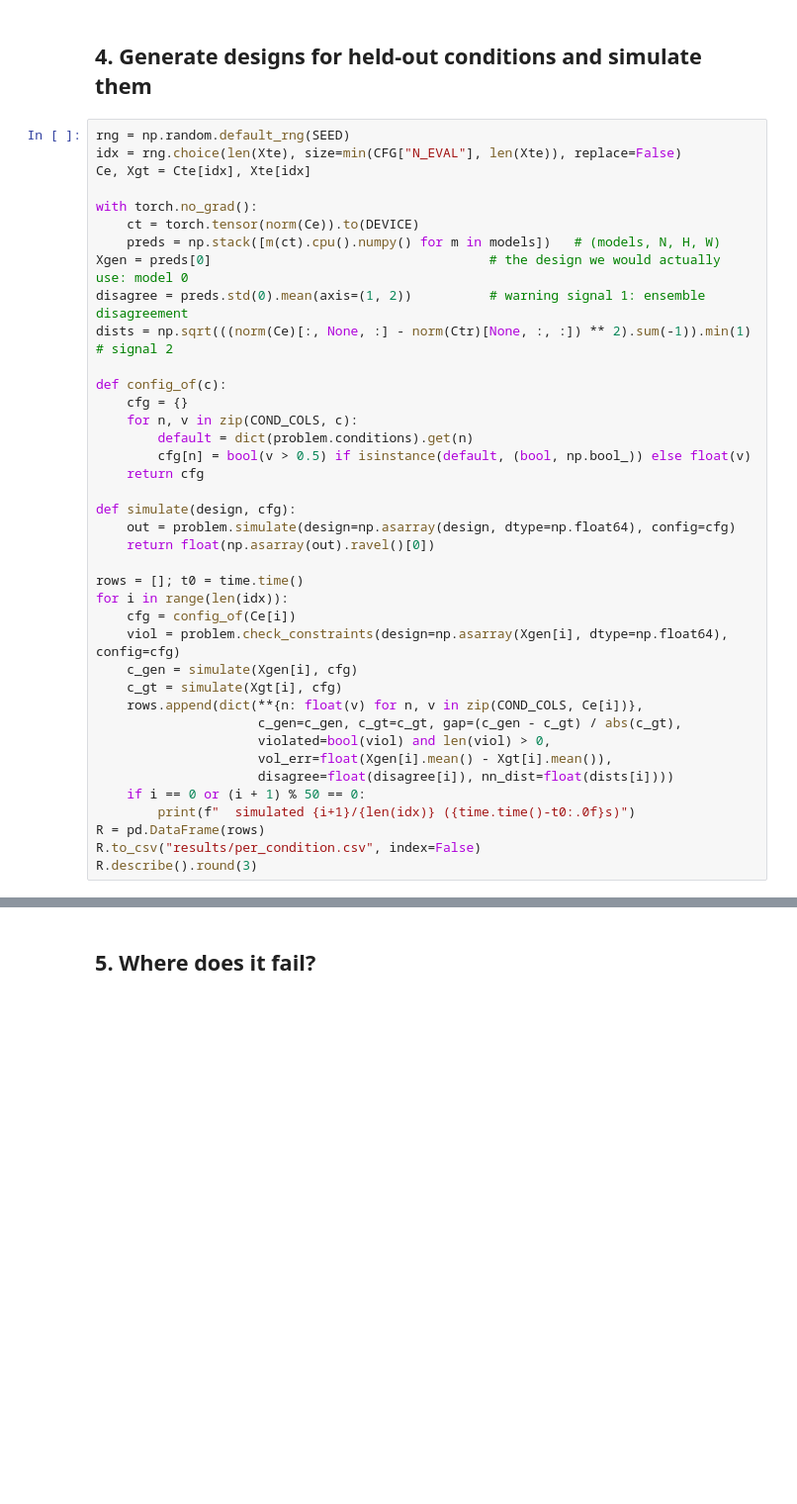
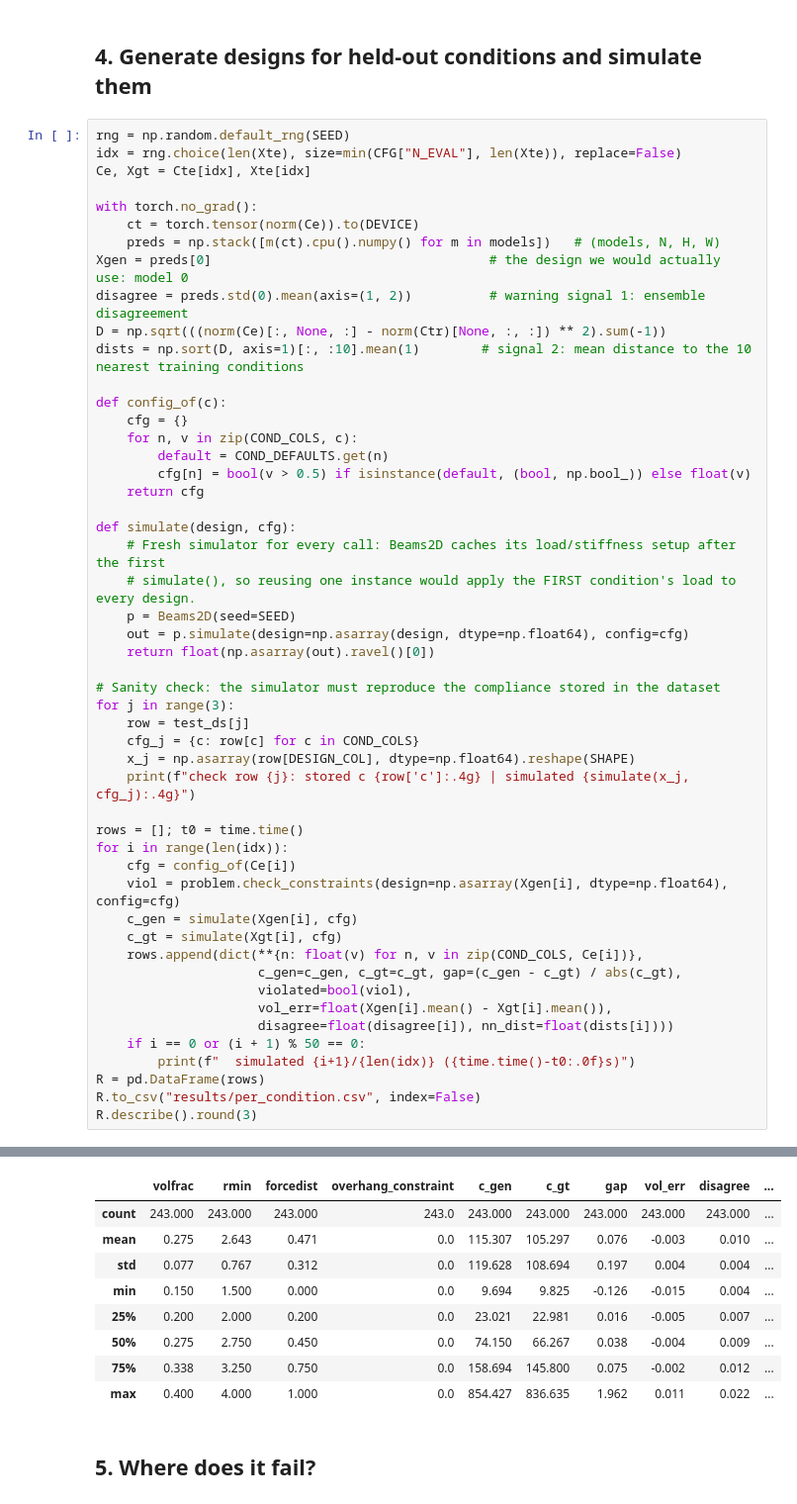
Before and after one commit to jony-coder/engibench-beams2d-reliability, a Jupyter notebook: notebooks/beams2d_reliability_study.ipynb, the cells around one changed output, grey strips where cells are left out. Shown at 99% size. Cells and saved outputs as stored; diff of their text form; blank space fills up the shorter version.

```diff
--- a/notebooks/beams2d_reliability_study.ipynb
+++ b/notebooks/beams2d_reliability_study.ipynb
@@ -157,18 +234,29 @@ with torch.no_grad():
     preds = np.stack([m(ct).cpu().numpy() for m in models])   # (models, N, H, W)
 Xgen = preds[0]                                    # the design we would actually use: model 0
 disagree = preds.std(0).mean(axis=(1, 2))          # warning signal 1: ensemble disagreement
-dists = np.sqrt(((norm(Ce)[:, None, :] - norm(Ctr)[None, :, :]) ** 2).sum(-1)).min(1)  # signal 2
+D = np.sqrt(((norm(Ce)[:, None, :] - norm(Ctr)[None, :, :]) ** 2).sum(-1))
+dists = np.sort(D, axis=1)[:, :10].mean(1)        # signal 2: mean distance to the 10 nearest training conditions
 
 def config_of(c):
     cfg = {}
     for n, v in zip(COND_COLS, c):
-        default = dict(problem.conditions).get(n)
+        default = COND_DEFAULTS.get(n)
         cfg[n] = bool(v > 0.5) if isinstance(default, (bool, np.bool_)) else float(v)
     return cfg
 
 def simulate(design, cfg):
-    out = problem.simulate(design=np.asarray(design, dtype=np.float64), config=cfg)
+    # Fresh simulator for every call: Beams2D caches its load/stiffness setup after the first
+    # simulate(), so reusing one instance would apply the FIRST condition's load to every design.
+    p = Beams2D(seed=SEED)
+    out = p.simulate(design=np.asarray(design, dtype=np.float64), config=cfg)
     return float(np.asarray(out).ravel()[0])
+
+# Sanity check: the simulator must reproduce the compliance stored in the dataset
+for j in range(3):
+    row = test_ds[j]
+    cfg_j = {c: row[c] for c in COND_COLS}
+    x_j = np.asarray(row[DESIGN_COL], dtype=np.float64).reshape(SHAPE)
+    print(f"check row {j}: stored c {row['c']:.4g} | simulated {simulate(x_j, cfg_j):.4g}")
 
 rows = []; t0 = time.time()
 for i in range(len(idx)):
@@ -178,7 +266,7 @@ for i in range(len(idx)):
     c_gt = simulate(Xgt[i], cfg)
     rows.append(dict(**{n: float(v) for n, v in zip(COND_COLS, Ce[i])},
                      c_gen=c_gen, c_gt=c_gt, gap=(c_gen - c_gt) / abs(c_gt),
-                     violated=bool(viol) and len(viol) > 0,
+                     violated=bool(viol),
                      vol_err=float(Xgen[i].mean() - Xgt[i].mean()),
                      disagree=float(disagree[i]), nn_dist=float(dists[i])))
     if i == 0 or (i + 1) % 50 == 0:
@@ -186,3 +274,4 @@ for i in range(len(idx)):
 R = pd.DataFrame(rows)
 R.to_csv("results/per_condition.csv", index=False)
 R.describe().round(3)
+# %% [output]
@@ -189,3 +286,12 @@ R.describe().round(3)
+|  | volfrac | rmin | forcedist | overhang_constraint | c_gen | c_gt | gap | vol_err | disagree | ... |
+| count | 243.000 | 243.000 | 243.000 | 243.0 | 243.000 | 243.000 | 243.000 | 243.000 | 243.000 | ... |
+| mean | 0.275 | 2.643 | 0.471 | 0.0 | 115.307 | 105.297 | 0.076 | -0.003 | 0.010 | ... |
+| std | 0.077 | 0.767 | 0.312 | 0.0 | 119.628 | 108.694 | 0.197 | 0.004 | 0.004 | ... |
+| min | 0.150 | 1.500 | 0.000 | 0.0 | 9.694 | 9.825 | -0.126 | -0.015 | 0.004 | ... |
+| 25% | 0.200 | 2.000 | 0.200 | 0.0 | 23.021 | 22.981 | 0.016 | -0.005 | 0.007 | ... |
+| 50% | 0.275 | 2.750 | 0.450 | 0.0 | 74.150 | 66.267 | 0.038 | -0.004 | 0.009 | ... |
+| 75% | 0.338 | 3.250 | 0.750 | 0.0 | 158.694 | 145.800 | 0.075 | -0.002 | 0.012 | ... |
+| max | 0.400 | 4.000 | 1.000 | 0.0 | 854.427 | 836.635 | 1.962 | 0.011 | 0.022 | ... |
 # %% [markdown]
 ## 5. Where does it fail?
 # %%
```
Also changed, not shown: parts of 12 cells of this notebook, 6 other files.
